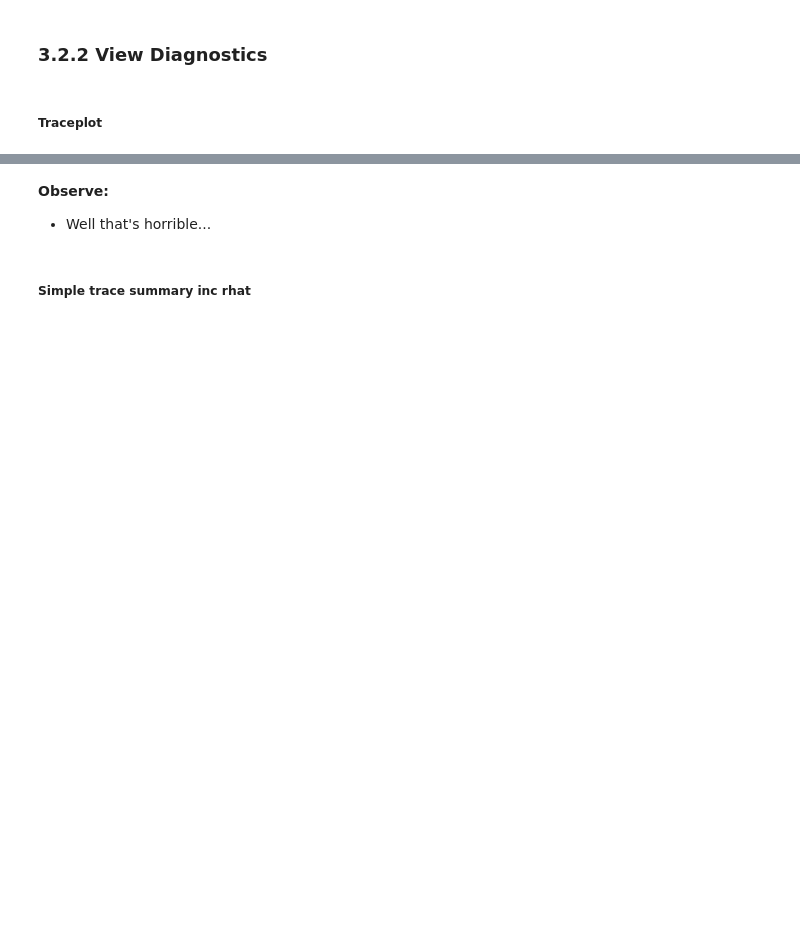
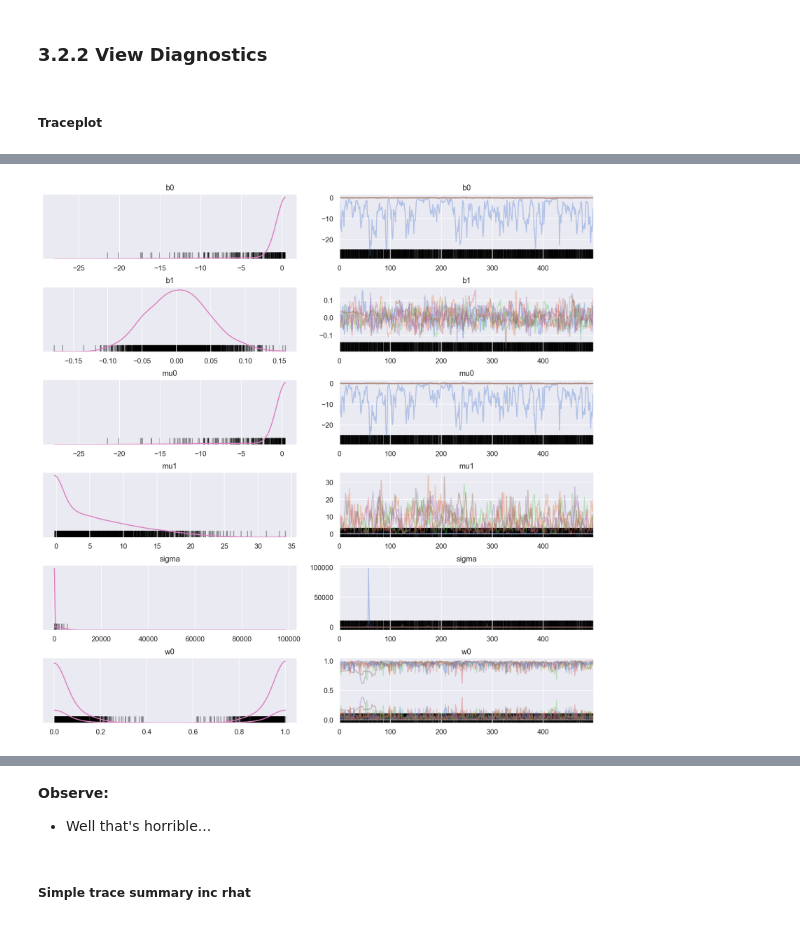
Before and after one commit to jonsedar/pymc3_examples, a Jupyter notebook: notebooks/glm-robust-regression-using-a-gmm-for-outlier-classification.ipynb, the cells around one changed output, grey strips where cells are left out. Drawn from its saved outputs; the diff is of its cells as text; code cells hidden in the pictures; blank space fills up the shorter version.

```diff
--- a/notebooks/glm-robust-regression-using-a-gmm-for-outlier-classification.ipynb
+++ b/notebooks/glm-robust-regression-using-a-gmm-for-outlier-classification.ipynb
@@ -341,5 +415,7 @@ with mdl_mix_marg:
 # %%
-rvs = ['b0', 'b1', 'sigma', 'w0']
-_ = az.plot_trace(trc_mix_marg, var_names=rvs, combined=False, compact=True)
+rvs = ['b0', 'b1', 'mu0', 'mu1', 'sigma', 'w0']
+_ = az.plot_trace(trc_mix_marg, var_names=rvs, combined=True, compact=True)
+# %% [output]
+[figure, added]
 # %%
 _ = plt.plot(trc_mix_marg.get_values('w0'))
```
Also changed, not shown: parts of 19 cells of this notebook.
